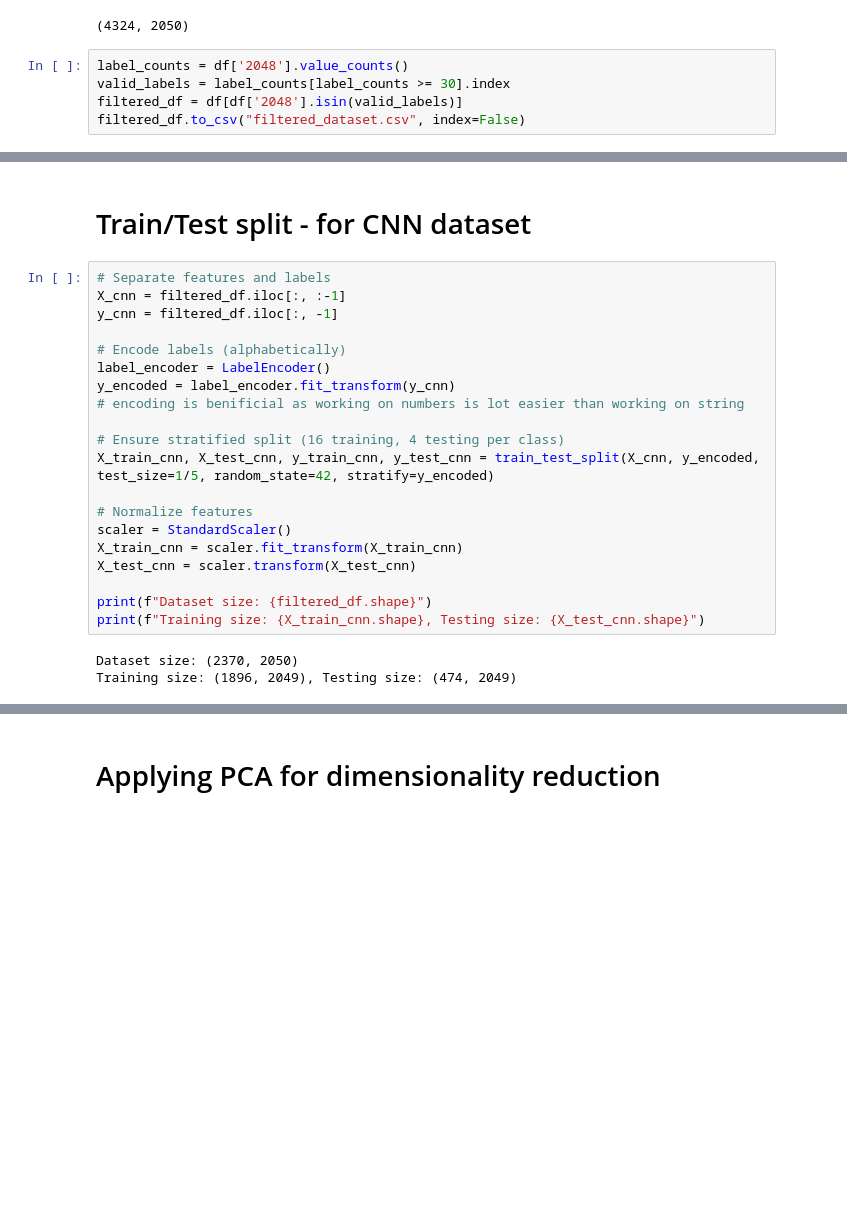
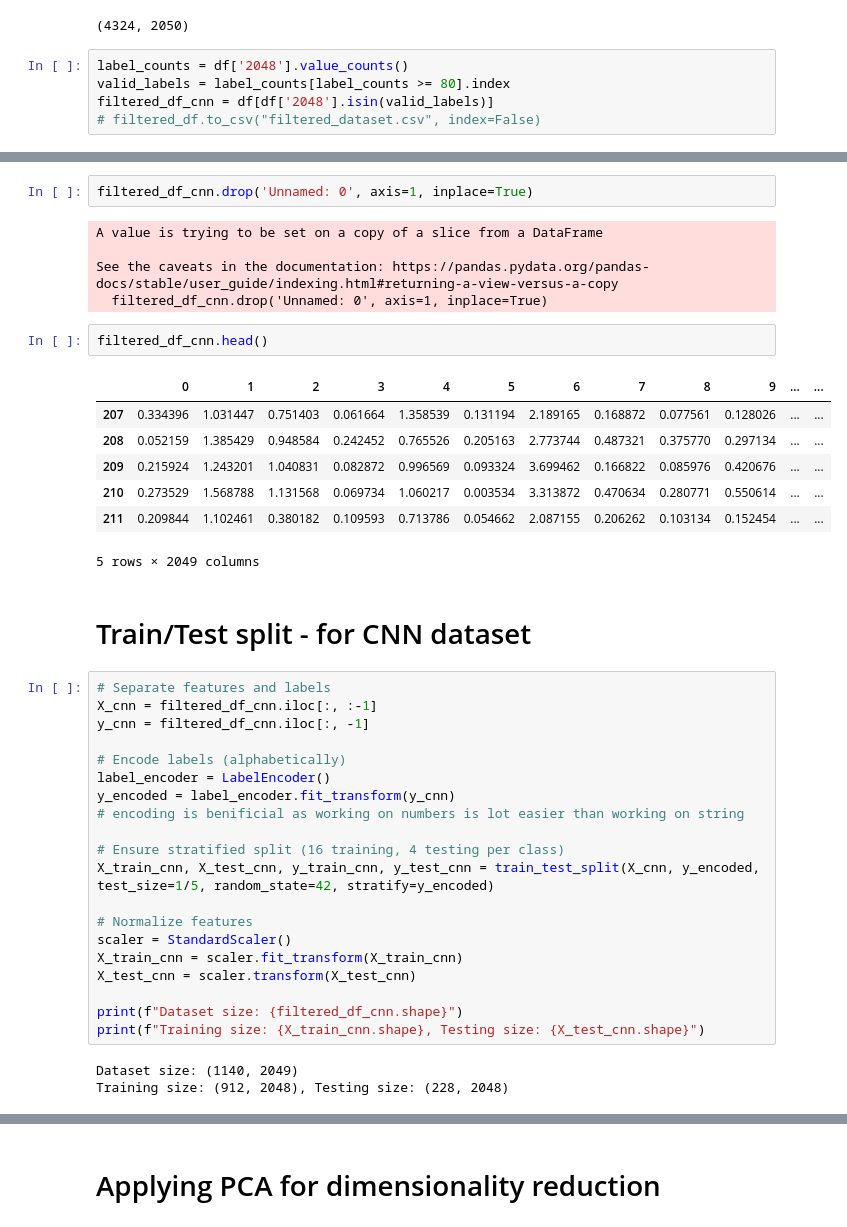
Before and after one commit to AgarwalMayank2/Face_Detection, a Jupyter notebook: applying_ML_algorithms/KNN_PRMLproj.ipynb, the cells around one changed output, grey strips where cells are left out. Drawn from its saved outputs; the diff is of its cells as text; blank space fills up the shorter version.

```diff
--- a/applying_ML_algorithms/KNN_PRMLproj.ipynb
+++ b/applying_ML_algorithms/KNN_PRMLproj.ipynb
@@ -22,6 +24,6 @@ df.shape
 (4324, 2050)
 # %%
 label_counts = df['2048'].value_counts()
-valid_labels = label_counts[label_counts >= 30].index
-filtered_df = df[df['2048'].isin(valid_labels)]
-filtered_df.to_csv("filtered_dataset.csv", index=False)
+valid_labels = label_counts[label_counts >= 80].index
+filtered_df_cnn = df[df['2048'].isin(valid_labels)]
+# filtered_df.to_csv("filtered_dataset.csv", index=False)
@@ -67,9 +30,26 @@ df_cnn.head(10)
+# %%
+filtered_df_cnn.drop('Unnamed: 0', axis=1, inplace=True)
+# %% [output]
+A value is trying to be set on a copy of a slice from a DataFrame
+
+See the caveats in the documentation: https://pandas.pydata.org/pandas-docs/stable/user_guide/indexing.html#returning-a-view-versus-a-copy
+  filtered_df_cnn.drop('Unnamed: 0', axis=1, inplace=True)
+# %%
+filtered_df_cnn.head()
+# %% [output]
+|  | 0 | 1 | 2 | 3 | 4 | 5 | 6 | 7 | 8 | 9 | ... | ... |
+| 207 | 0.334396 | 1.031447 | 0.751403 | 0.061664 | 1.358539 | 0.131194 | 2.189165 | 0.168872 | 0.077561 | 0.128026 | ... | ... |
+| 208 | 0.052159 | 1.385429 | 0.948584 | 0.242452 | 0.765526 | 0.205163 | 2.773744 | 0.487321 | 0.375770 | 0.297134 | ... | ... |
+| 209 | 0.215924 | 1.243201 | 1.040831 | 0.082872 | 0.996569 | 0.093324 | 3.699462 | 0.166822 | 0.085976 | 0.420676 | ... | ... |
+| 210 | 0.273529 | 1.568788 | 1.131568 | 0.069734 | 1.060217 | 0.003534 | 3.313872 | 0.470634 | 0.280771 | 0.550614 | ... | ... |
+| 211 | 0.209844 | 1.102461 | 0.380182 | 0.109593 | 0.713786 | 0.054662 | 2.087155 | 0.206262 | 0.103134 | 0.152454 | ... | ... |
+5 rows × 2049 columns
 # %% [markdown]
 # Train/Test split - for CNN dataset
 # %%
 # Separate features and labels
-X_cnn = filtered_df.iloc[:, :-1]
-y_cnn = filtered_df.iloc[:, -1]
+X_cnn = filtered_df_cnn.iloc[:, :-1]
+y_cnn = filtered_df_cnn.iloc[:, -1]
 
 # Encode labels (alphabetically)
 label_encoder = LabelEncoder()
@@ -84,8 +64,8 @@ scaler = StandardScaler()
 X_train_cnn = scaler.fit_transform(X_train_cnn)
 X_test_cnn = scaler.transform(X_test_cnn)
 
-print(f"Dataset size: {filtered_df.shape}")
+print(f"Dataset size: {filtered_df_cnn.shape}")
 print(f"Training size: {X_train_cnn.shape}, Testing size: {X_test_cnn.shape}")
 # %% [output]
-Dataset size: (2370, 2050)
-Training size: (1896, 2049), Testing size: (474, 2049)
+Dataset size: (1140, 2049)
+Training size: (912, 2048), Testing size: (228, 2048)
```
Also changed, not shown: parts of 92 cells of this notebook.
